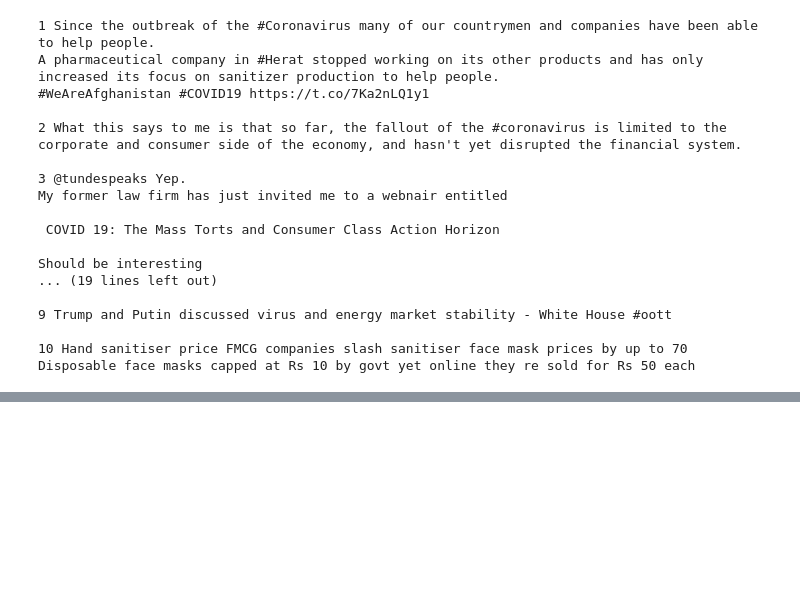
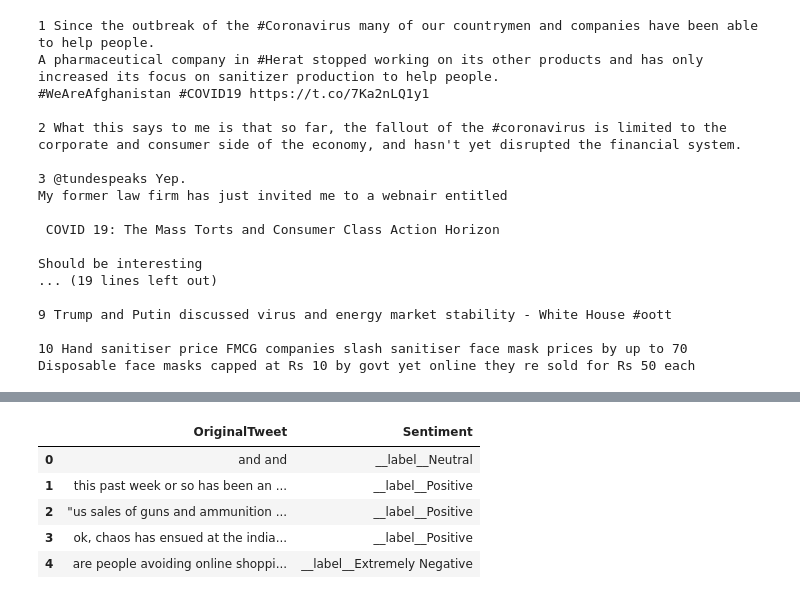
Before and after one commit to stefanusfelix/Coronavirus-Tweets-Text-Classification, a Jupyter notebook: corona_tweets_nlp.ipynb, the cells around one changed output, grey strips where cells are left out. Saved outputs shown, nothing was run; the diff lists cells and outputs as text; code cells hidden in the pictures; blank space fills up the shorter version.

```diff
--- a/corona_tweets_nlp.ipynb
+++ b/corona_tweets_nlp.ipynb
@@ -172,0 +197,10 @@ for tweet in tweets_sample.map(clean_text):
+# %%
+df_train["Sentiment"] = "__label__" + df["Sentiment"].astype(str)
+df_train.head()
+# %% [output]
+|  | OriginalTweet | Sentiment |
+| 0 | and and | __label__Neutral |
+| 1 | this past week or so has been an ... | __label__Positive |
+| 2 | "us sales of guns and ammunition ... | __label__Positive |
+| 3 | ok, chaos has ensued at the india... | __label__Positive |
+| 4 | are people avoiding online shoppi... | __label__Extremely Negative |
```
Also changed, not shown: parts of 4 cells of this notebook.
